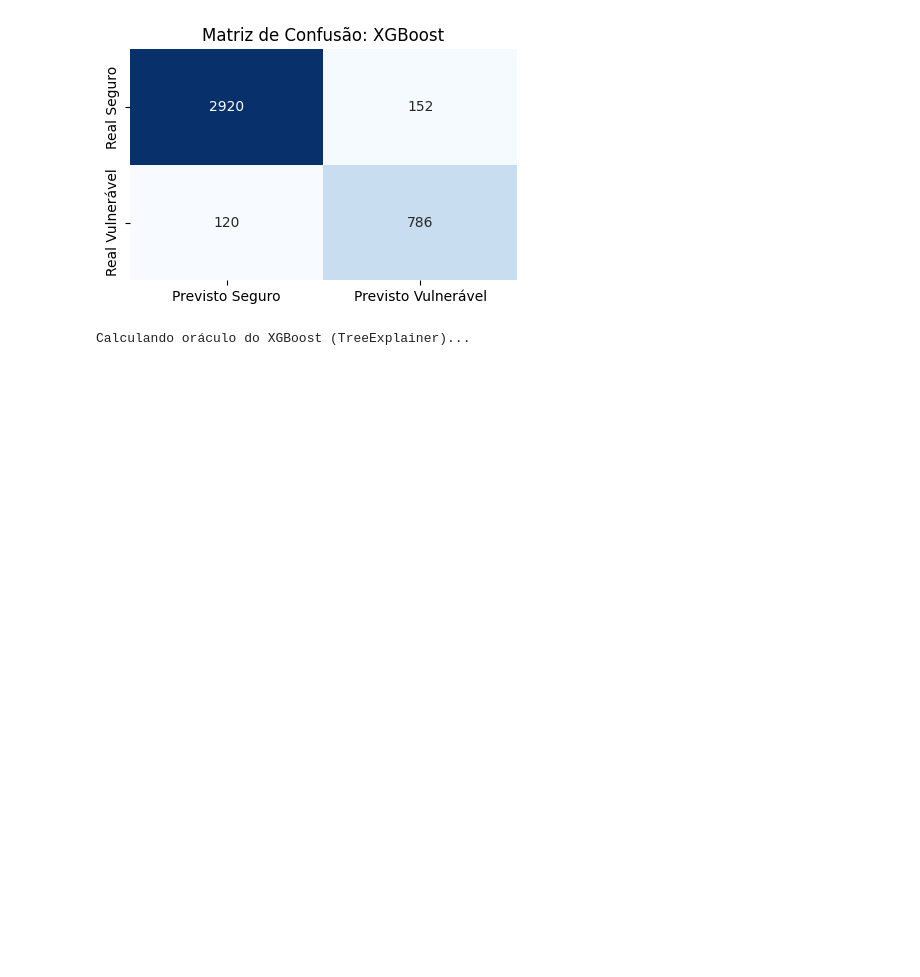
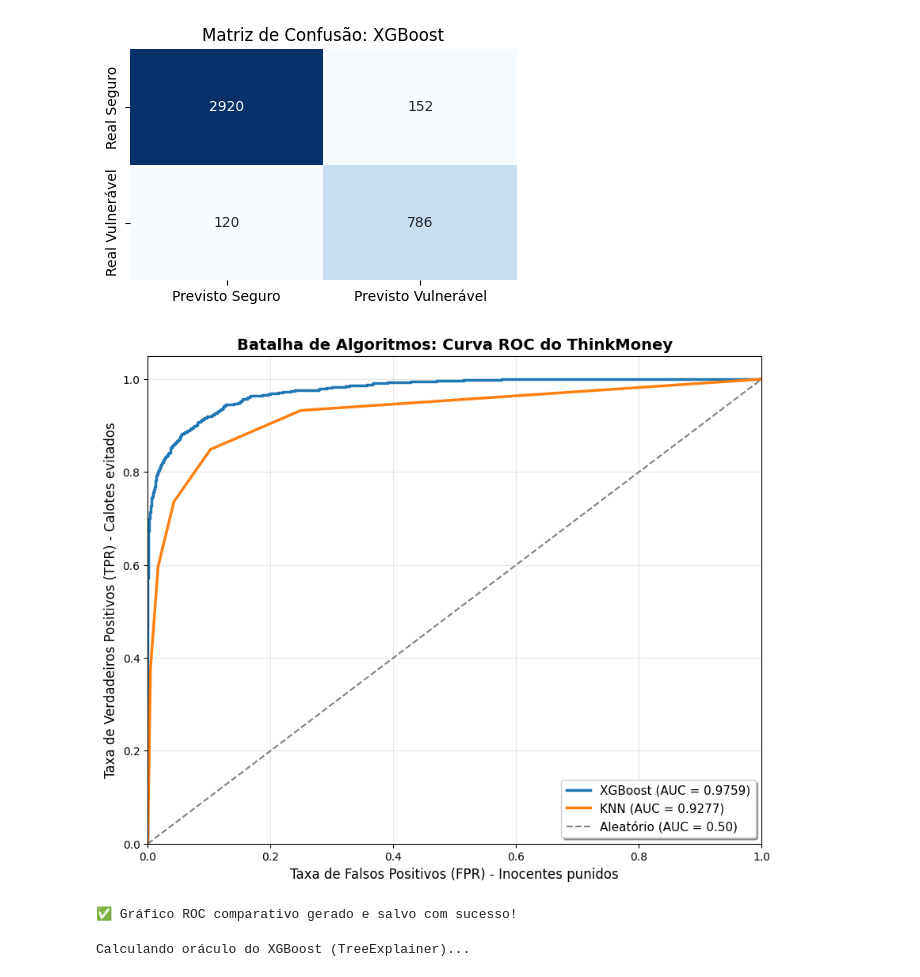
Before and after one commit to Matheuscastro1903/MachineLearning_PISI3, a Jupyter notebook: modelos/modelo_joao_vulnerabilidade/new_algoritmos.ipynb, the cells around one changed output. Saved outputs shown, nothing was run; the diff lists cells and outputs as text; code cells hidden in the pictures; blank space fills up the shorter version.

```diff
--- a/modelos/modelo_joao_vulnerabilidade/new_algoritmos.ipynb
+++ b/modelos/modelo_joao_vulnerabilidade/new_algoritmos.ipynb
@@ -300,6 +300,57 @@ weighted avg       0.90      0.91      0.90      3978
    macro avg       0.90      0.91      0.90      3978
 weighted avg       0.93      0.93      0.93      3978
 [figure]
+# %%
+#Plotagem da Curva ROC Comparativa
+
+import matplotlib.pyplot as plt
+from sklearn.metrics import roc_curve, auc
+
+#Dicionário com os modelos já treinados (usaremos a base de TESTE para evitar viés)
+modelos_plot = {
+    'XGBoost': xgb,
+    'KNN': knn
+}
+
+#Criando a tela do gráfico com tamanho ampliado
+plt.figure(figsize=(10, 8))
+
+#Loop para calcular e desenhar a curva de cada modelo automaticamente
+for nome, modelo in modelos_plot.items():
+
+    #1.Calcula a probabilidade de ser vulnerável
+    y_prob = modelo.predict_proba(X_test_scaled)[:, 1]
+
+    #2.Gera os pontos da curva ROC(Falso Positivo vs Verdadeiro Positivo)
+    fpr, tpr, thresholds = roc_curve(y_test, y_prob)
+
+    #3.Calcula a nota final de área(AUC)
+    area = auc(fpr, tpr)
+
+    #4.Desenha a linha do modelo na tela
+    plt.plot(fpr, tpr, linewidth=2.5, label=f'{nome} (AUC = {area:.4f})')
+
+#Desenhando a linha diagonal de referência (o modelo "jogar moeda para cima")
+plt.plot([0, 1], [0, 1], color='gray', linestyle='--', linewidth=1.5, label='Aleatório (AUC = 0.50)')
+
+#Estética,limites e legendas do gráfico
+plt.xlim([0.0, 1.0])
+plt.ylim([0.0, 1.05])
+plt.xlabel('Taxa de Falsos Positivos (FPR) - Inocentes punidos', fontsize=12)
+plt.ylabel('Taxa de Verdadeiros Positivos (TPR) - Calotes evitados', fontsize=12)
+plt.title('Batalha de Algoritmos: Curva ROC do ThinkMoney', fontsize=14, fontweight='bold')
+plt.legend(loc="lower right", fontsize=11, frameon=True, shadow=True)
+plt.grid(alpha=0.3)
+
+#Salvando a imagem no computador e exibindo na tela
+plt.savefig('curva_roc_thinkmoney.png', dpi=300, bbox_inches='tight')
+plt.show()
+
+#Aviso de conclusão
+print("✅ Gráfico ROC comparativo gerado e salvo com sucesso!")
+# %% [output]
+[figure, added]
+✅ Gráfico ROC comparativo gerado e salvo com sucesso!
 # %%
 
 
```
Also changed, not shown: parts of 3 cells of this notebook, 1 other file.
